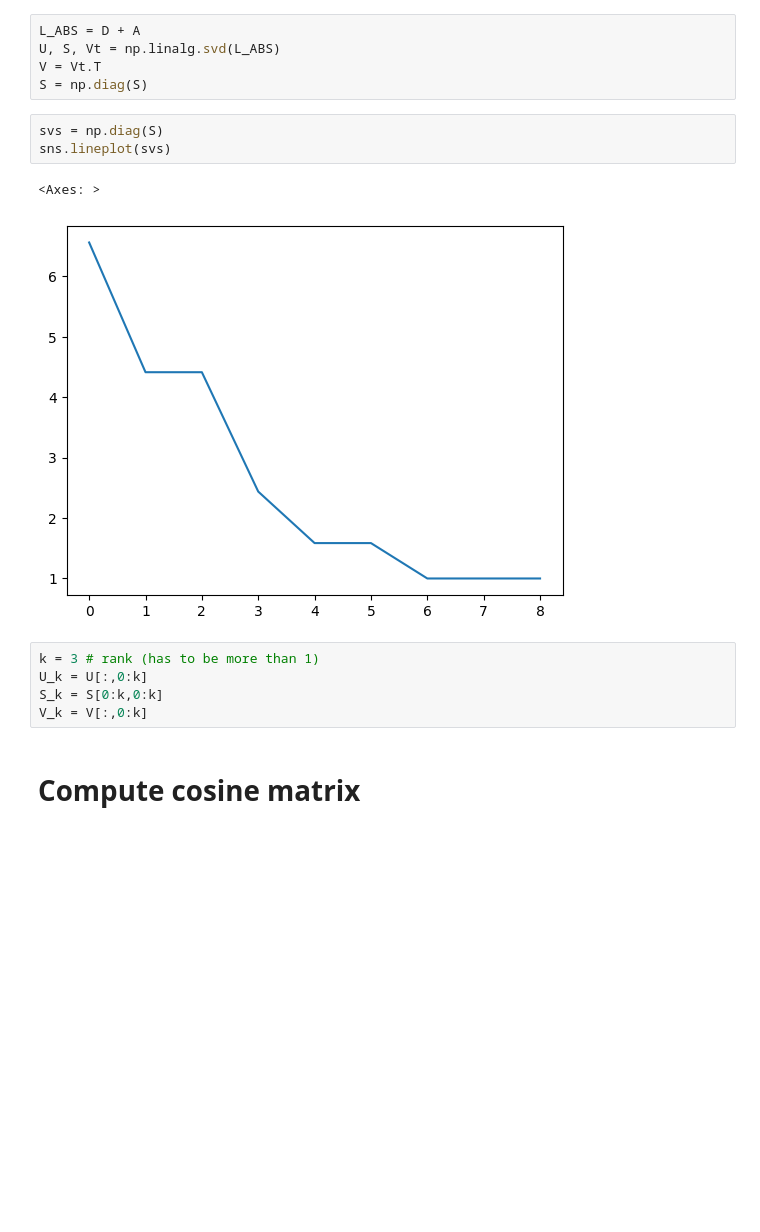
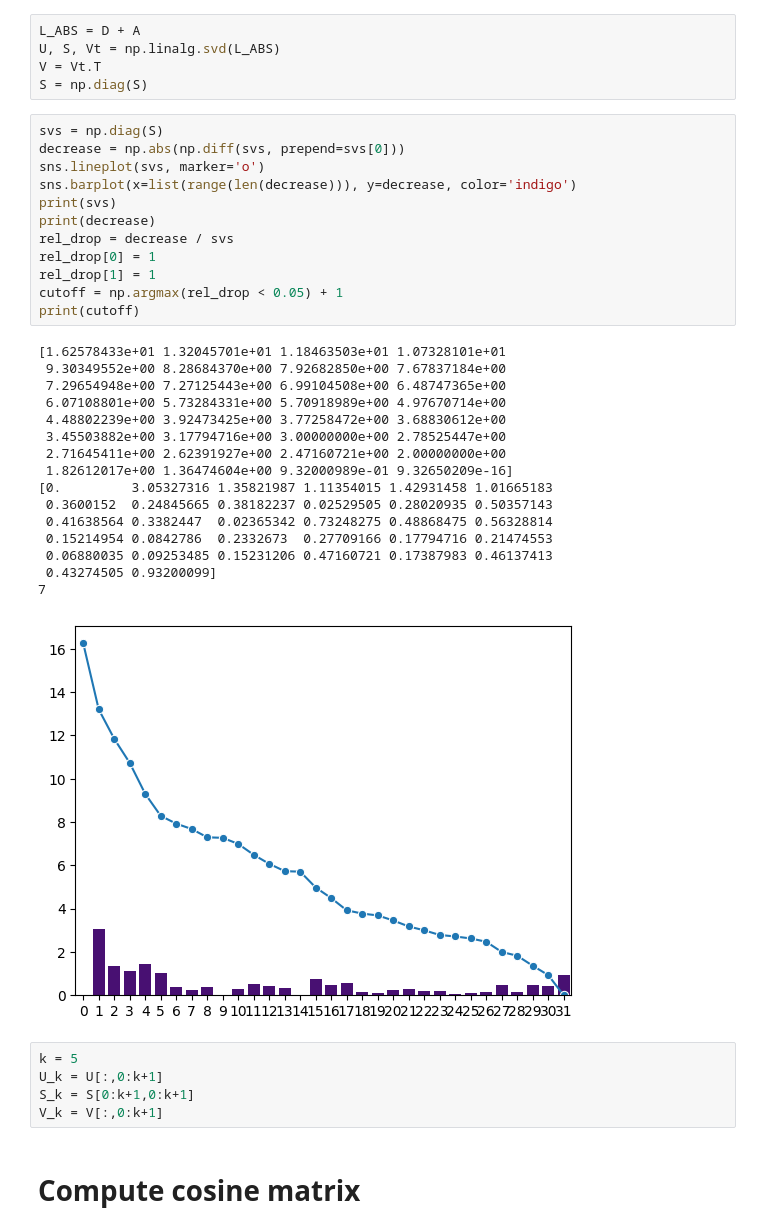
Before and after one commit to xiao278/svd_applications, a Jupyter notebook: community_detection_implementation.ipynb, the cells around one changed output. Saved outputs shown, nothing was run; the diff lists cells and outputs as text; blank space fills up the shorter version.

```diff
--- a/community_detection_implementation.ipynb
+++ b/community_detection_implementation.ipynb
@@ -84,17 +95,40 @@ L_ABS = D + A
 U, S, Vt = np.linalg.svd(L_ABS)
 V = Vt.T
 S = np.diag(S)
-# %%
-svs = np.diag(S)
-sns.lineplot(svs)
-# %% [output]
-<Axes: >
-[figure, removed]
+# %%
+svs = np.diag(S)
+decrease = np.abs(np.diff(svs, prepend=svs[0]))
+sns.lineplot(svs, marker='o')
+sns.barplot(x=list(range(len(decrease))), y=decrease, color='indigo')
+print(svs)
+print(decrease)
+rel_drop = decrease / svs
+rel_drop[0] = 1
+rel_drop[1] = 1
+cutoff = np.argmax(rel_drop < 0.05) + 1
+print(cutoff)
+# %% [output]
+[1.62578433e+01 1.32045701e+01 1.18463503e+01 1.07328101e+01
+ 9.30349552e+00 8.28684370e+00 7.92682850e+00 7.67837184e+00
+ 7.29654948e+00 7.27125443e+00 6.99104508e+00 6.48747365e+00
+ 6.07108801e+00 5.73284331e+00 5.70918989e+00 4.97670714e+00
+ 4.48802239e+00 3.92473425e+00 3.77258472e+00 3.68830612e+00
+ 3.45503882e+00 3.17794716e+00 3.00000000e+00 2.78525447e+00
+ 2.71645411e+00 2.62391927e+00 2.47160721e+00 2.00000000e+00
+ 1.82612017e+00 1.36474604e+00 9.32000989e-01 9.32650209e-16]
+[0.         3.05327316 1.35821987 1.11354015 1.42931458 1.01665183
+ 0.3600152  0.24845665 0.38182237 0.02529505 0.28020935 0.50357143
+ 0.41638564 0.3382447  0.02365342 0.73248275 0.48868475 0.56328814
+ 0.15214954 0.0842786  0.2332673  0.27709166 0.17794716 0.21474553
+ 0.06880035 0.09253485 0.15231206 0.47160721 0.17387983 0.46137413
+ 0.43274505 0.93200099]
+7
+[figure, added]
 # %%
-k = 3 # rank (has to be more than 1)
-U_k = U[:,0:k]
-S_k = S[0:k,0:k]
-V_k = V[:,0:k]
+k = 5
+U_k = U[:,0:k+1]
+S_k = S[0:k+1,0:k+1]
+V_k = V[:,0:k+1]
 # %% [markdown]
 # Compute cosine matrix
 # %%
```
Also changed, not shown: parts of 11 cells of this notebook, 2 other files.
